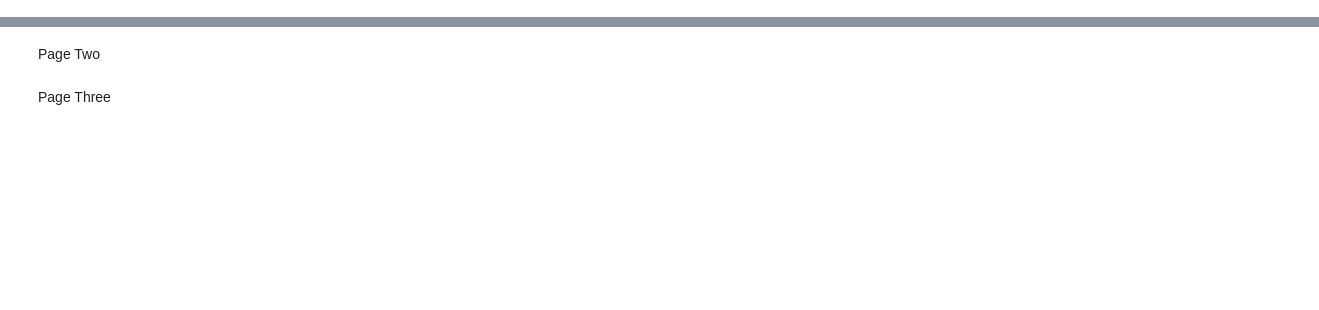
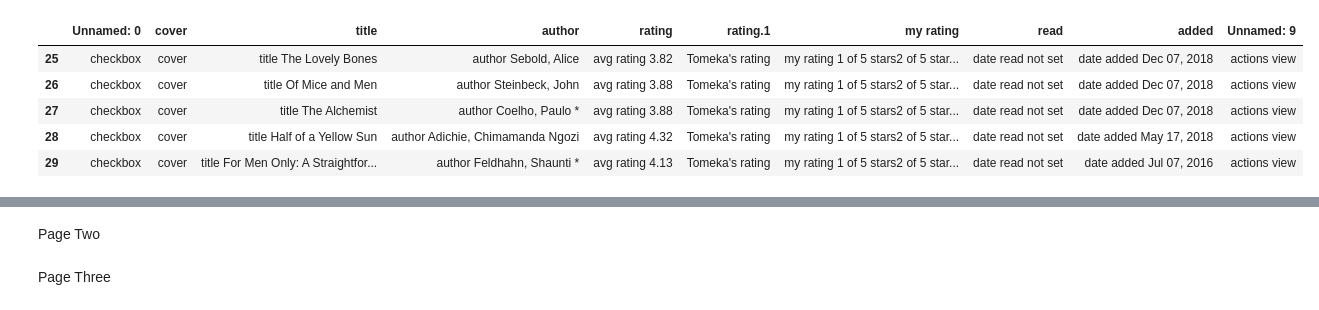
Before and after one commit to morrison-TD/GoodReadsScrape, a Jupyter notebook: GoodReads.ipynb, the cells around one changed output, grey strips where cells are left out. Drawn from its saved outputs; the diff is of its cells as text; code cells hidden in the pictures; blank space fills up the shorter version.

```diff
--- a/GoodReads.ipynb
+++ b/GoodReads.ipynb
@@ -84,0 +92,3 @@ df1.head()
+# %%
+book_Table3 = pd.read_html('https://www.goodreads.com/review/list/54669882-tomeka-morrison?utf8=%E2%9C%93&ref=nav_mybooks&per_page=75')
+book_Table3[1]
@@ -84,0 +113,3 @@ df1.head()
+# %%
+df3 = book_Table3[1]
+df3.count
@@ -84,0 +134,4 @@ df1.head()
+# %%
+frames=[df1,df3,df3]
+merged_df=pd.concat(frames)
+merged_df.info()
@@ -84,0 +156,9 @@ df1.head()
+# %%
+merged_df.tail()
+# %% [output]
+|  | Unnamed: 0 | cover | title | author | rating | rating.1 | my rating | read | added | Unnamed: 9 |
+| 25 | checkbox | cover | title The Lovely Bones | author Sebold, Alice | avg rating 3.82 | Tomeka's rating | my rating 1 of 5 stars2 of 5 star... | date read not set | date added Dec 07, 2018 | actions view |
+| 26 | checkbox | cover | title Of Mice and Men | author Steinbeck, John | avg rating 3.88 | Tomeka's rating | my rating 1 of 5 stars2 of 5 star... | date read not set | date added Dec 07, 2018 | actions view |
+| 27 | checkbox | cover | title The Alchemist | author Coelho, Paulo * | avg rating 3.88 | Tomeka's rating | my rating 1 of 5 stars2 of 5 star... | date read not set | date added Dec 07, 2018 | actions view |
+| 28 | checkbox | cover | title Half of a Yellow Sun | author Adichie, Chimamanda Ngozi | avg rating 4.32 | Tomeka's rating | my rating 1 of 5 stars2 of 5 star... | date read not set | date added May 17, 2018 | actions view |
+| 29 | checkbox | cover | title For Men Only: A Straightfor... | author Feldhahn, Shaunti * | avg rating 4.13 | Tomeka's rating | my rating 1 of 5 stars2 of 5 star... | date read not set | date added Jul 07, 2016 | actions view |
```
Also changed, not shown: parts of 35 cells of this notebook.
